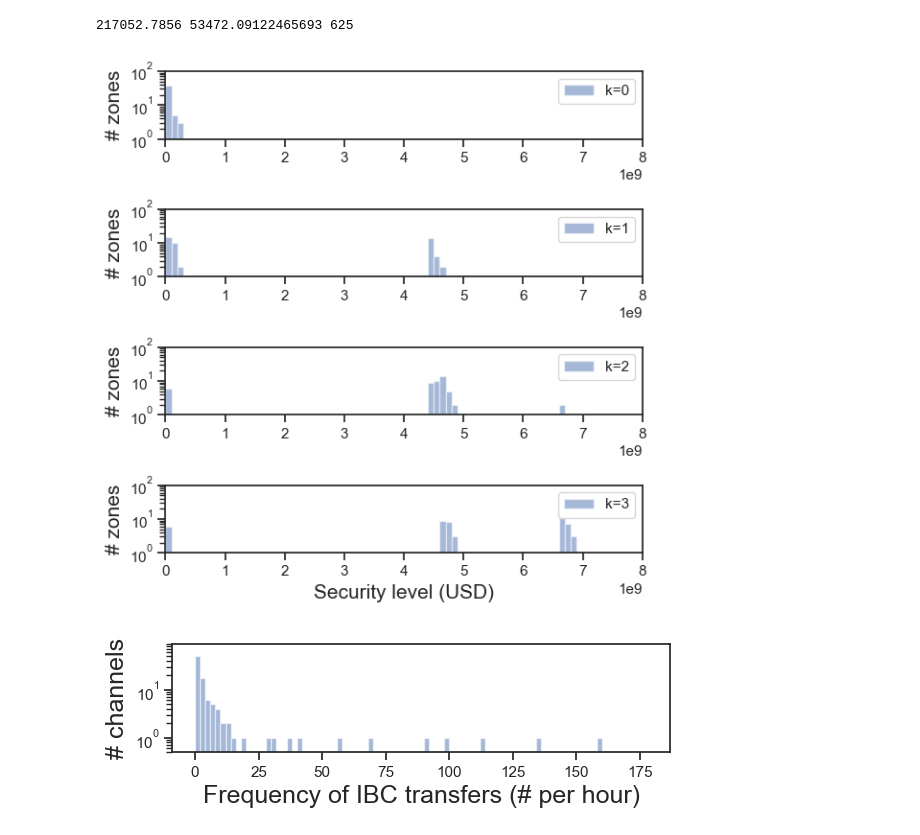
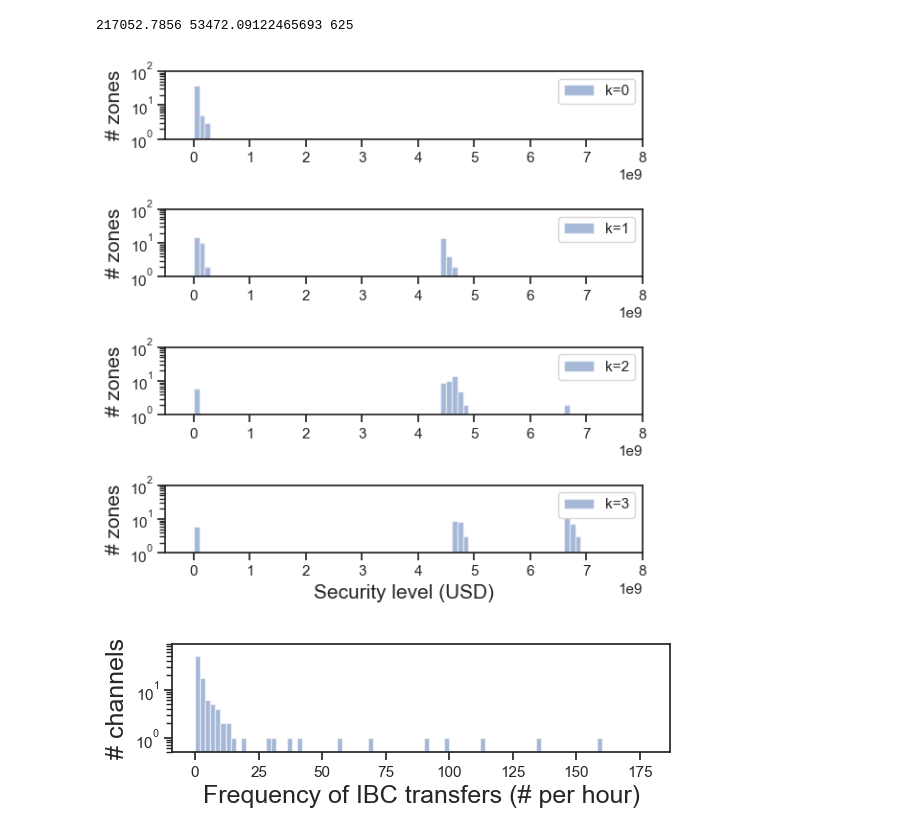
Before and after one commit to babylonchain/mapofzones-crawler, a Jupyter notebook: analysis.ipynb, the cells around one changed output. Drawn from its saved outputs; the diff is of its cells as text; code cells hidden in the pictures.

```diff
--- a/analysis.ipynb
+++ b/analysis.ipynb
@@ -210,27 +210,27 @@ print(gas_usage_np.mean(), gas_usage_np.std(), len(gas_usage_np))
 # %%
 import seaborn as sns
 sns.set_style("ticks")
 
 cutoffs = [0,1,2,3]
 bins = np.arange(0, 8*10**9, 1*10**8)
 fig = plt.figure(figsize=(6, 6))
 
 for cutoff in cutoffs:
     plt.subplot(411+cutoff)
     _, heaviest_weights = find_heaviest_path_all(G, cutoff)
     plt.hist(heaviest_weights, bins=bins, label='k=%d' % cutoff, alpha=0.5)
     if cutoff == 3:
         plt.xlabel('Security level (USD)', fontsize=15)
     plt.ylabel('# zones', fontsize=15)
-    plt.xlim([0, 8*10**9])
+    plt.xlim([-5*10**8, 8*10**9])
     plt.ylim([1, 100])
     plt.yscale('log')
     plt.legend(loc='upper right')
 plt.tight_layout()
 plt.savefig('../../Babylon/ibc-zones-analysis/figs/security-hist.pdf')
 plt.show()
 # %% [output]
-[figure, old version]
+[figure, new version]
 # %%
 
 bins = np.arange(0, 180, 2)
```
